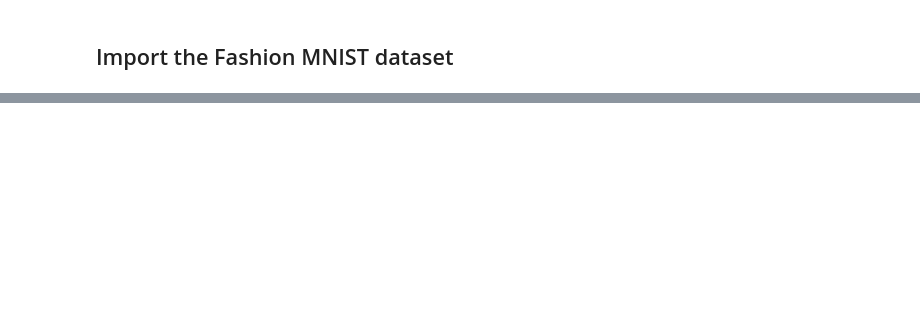
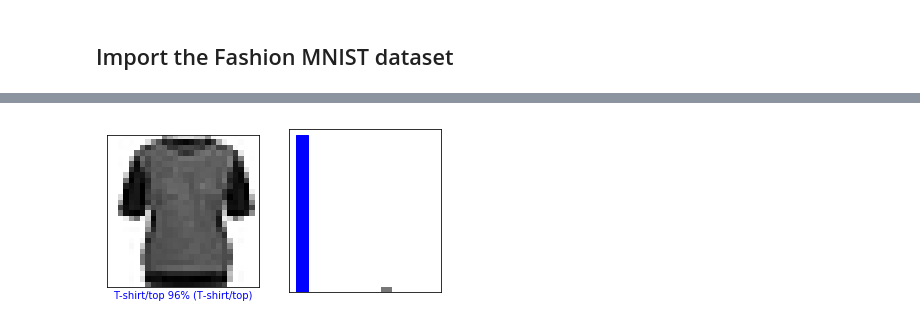
Before and after one commit to MuhammadDanyialKhan/Google-Colaboratory-Notebooks, a Jupyter notebook: Fasion_MNIST_DS.ipynb, the cells around one changed output, grey strips where cells are left out. Saved outputs shown, nothing was run; the diff lists cells and outputs as text; code cells hidden in the pictures; blank space fills up the shorter version.

```diff
--- a/Fasion_MNIST_DS.ipynb
+++ b/Fasion_MNIST_DS.ipynb
@@ -36,0 +201,9 @@ Dataset fashion_mnist downloaded and prepared to /root/tensorflow_datasets/fashi
+# %%
+i = 12
+plt.figure(figsize=(6,3))
+plt.subplot(1,2,1)
+plot_image(i, predictions, test_labels, test_images)
+plt.subplot(1,2,2)
+plot_value_array(i, predictions,  test_labels)
+# %% [output]
+[figure, added]
```
Also changed, not shown: parts of 31 cells of this notebook.
